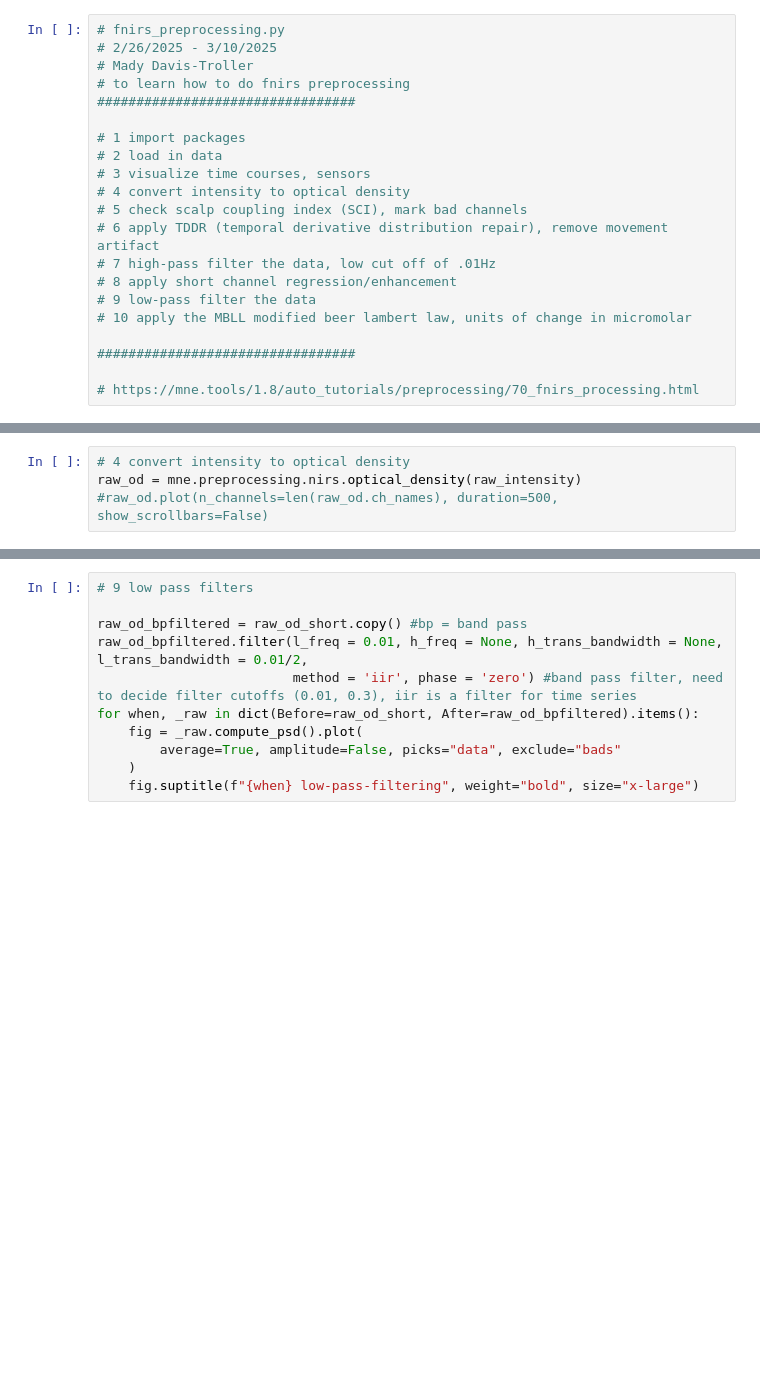
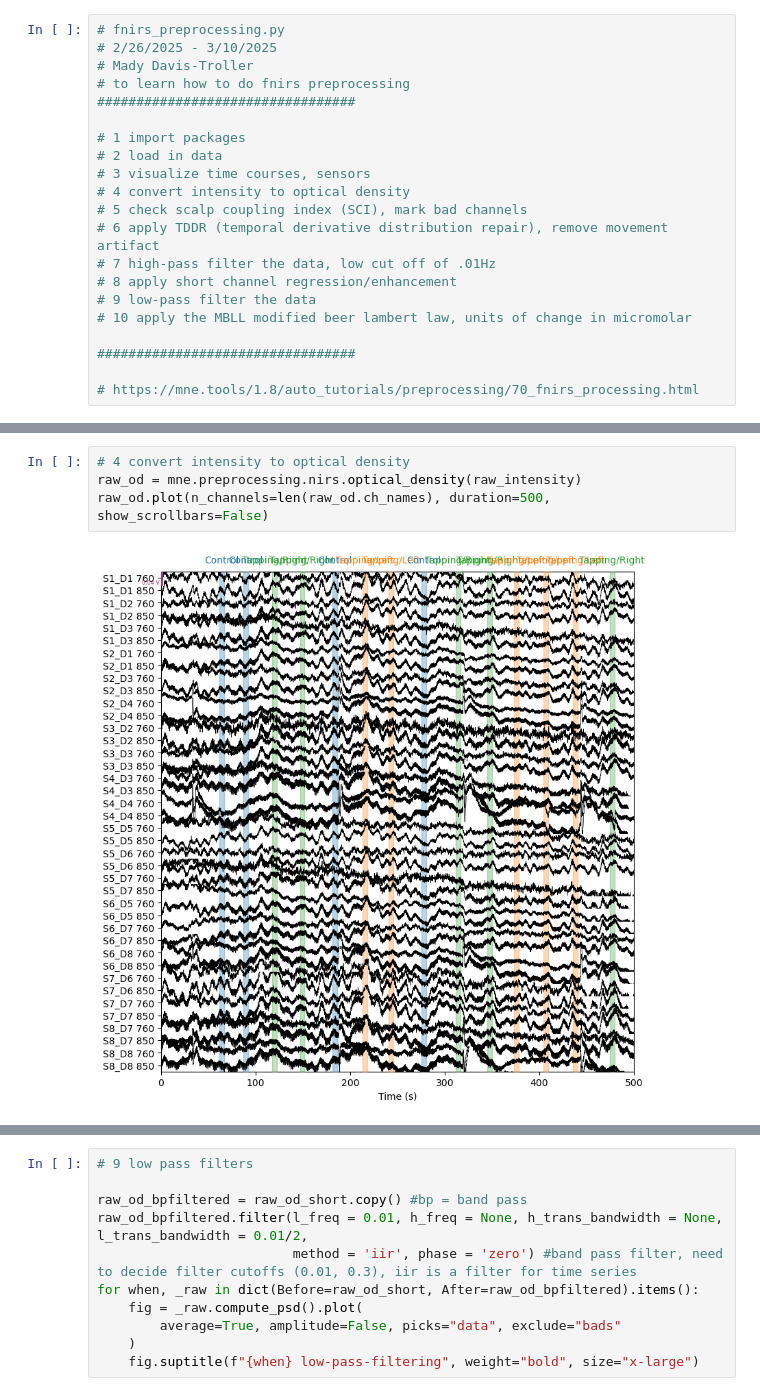
Before and after one commit to mdavistr-cmu/fnirs, a Jupyter notebook: fnris_preprocessing.ipynb, the cells around one changed output, grey strips where cells are left out. Cells and saved outputs as stored; diff of their text form; blank space fills up the shorter version.

```diff
--- a/fnris_preprocessing.ipynb
+++ b/fnris_preprocessing.ipynb
@@ -105,4 +108,6 @@ raw_intensity.plot(
 # %%
 # 4 convert intensity to optical density
 raw_od = mne.preprocessing.nirs.optical_density(raw_intensity)
-#raw_od.plot(n_channels=len(raw_od.ch_names), duration=500, show_scrollbars=False)
+raw_od.plot(n_channels=len(raw_od.ch_names), duration=500, show_scrollbars=False)
+# %% [output]
+[figure, added]
```
Also changed, not shown: parts of 11 cells of this notebook.
